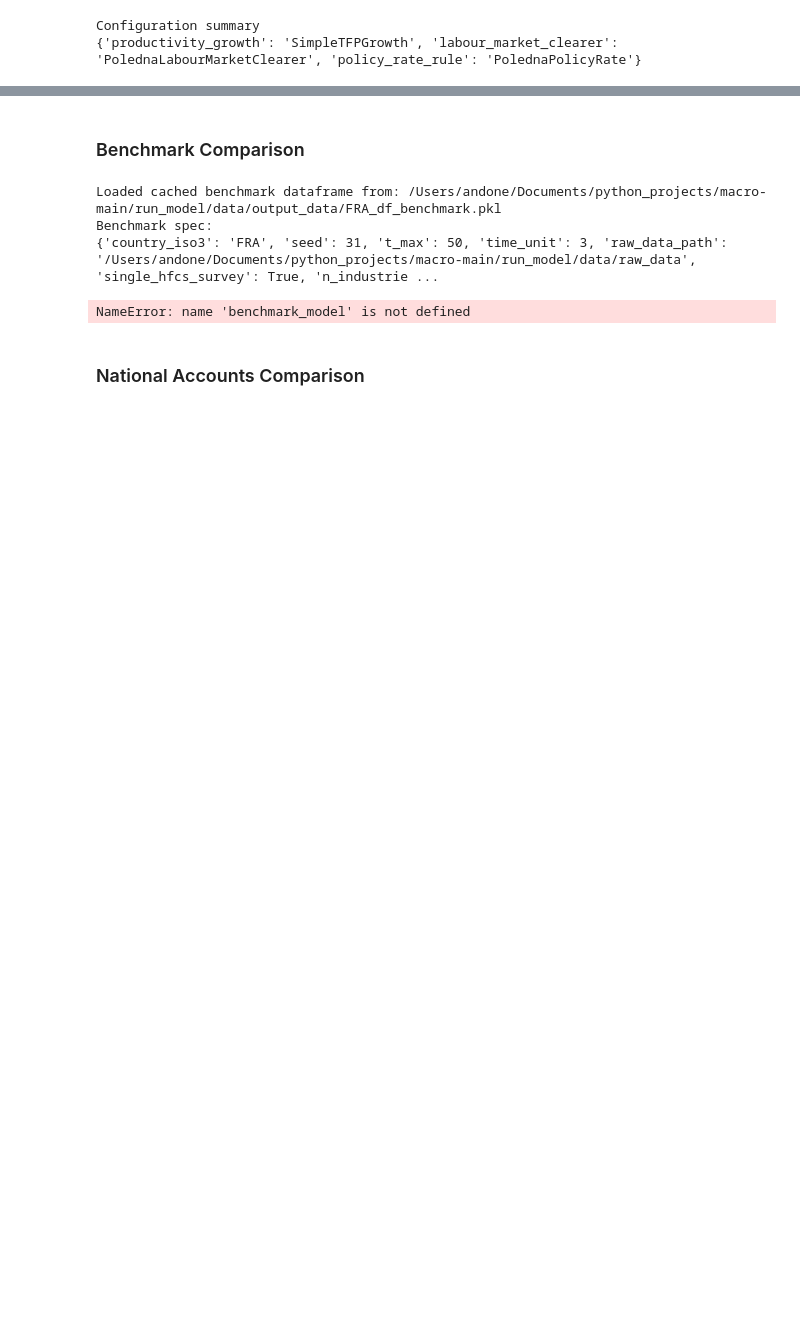
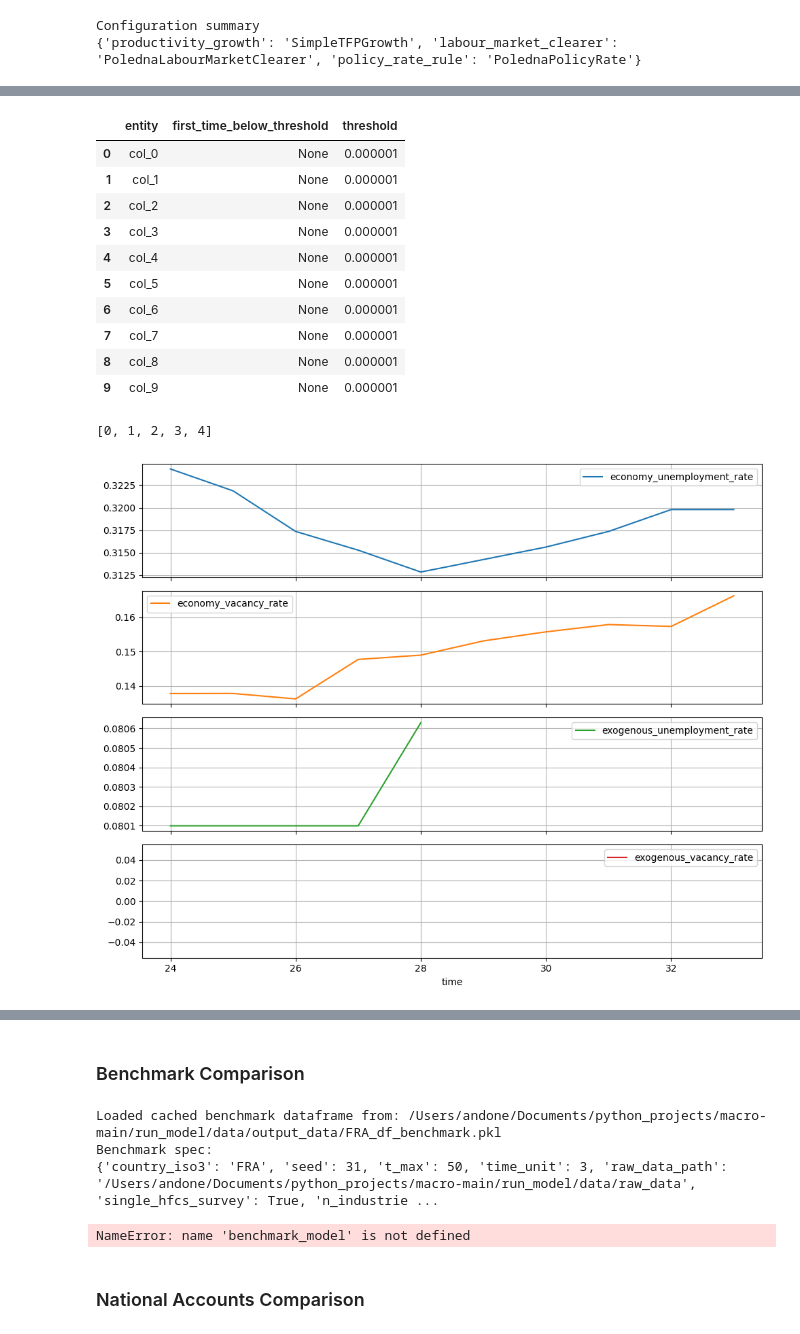
Before and after one commit to INET-Complexity/INET-consumption, a Jupyter notebook: run_model/run_model.ipynb, the cells around one changed output, grey strips where cells are left out. Cells and saved outputs as stored; diff of their text form; code cells hidden in the pictures; blank space fills up the shorter version.

```diff
--- a/run_model/run_model.ipynb
+++ b/run_model/run_model.ipynb
@@ -300,0 +377,10 @@ plot_output(
+# %%
+display(labor_cmp)
+labor_cmp.plot(subplots=True, figsize=(10, 8), grid=True)
+plt.tight_layout()
+
+display(first_shutdown.head(10))
+# first_shutdown
+shutdown_firms = [int(x.split("_")[1]) for x in first_shutdown["entity"].dropna().head(5)]
+shutdown_firms
+# %% [output]
@@ -300,0 +399,13 @@ plot_output(
+|  | entity | first_time_below_threshold | threshold |
+| 0 | col_0 | None | 0.000001 |
+| 1 | col_1 | None | 0.000001 |
+| 2 | col_2 | None | 0.000001 |
+| 3 | col_3 | None | 0.000001 |
+| 4 | col_4 | None | 0.000001 |
+| 5 | col_5 | None | 0.000001 |
+| 6 | col_6 | None | 0.000001 |
+| 7 | col_7 | None | 0.000001 |
+| 8 | col_8 | None | 0.000001 |
+| 9 | col_9 | None | 0.000001 |
+[0, 1, 2, 3, 4]
+[figure, added]
```
Also changed, not shown: parts of 16 cells of this notebook.
